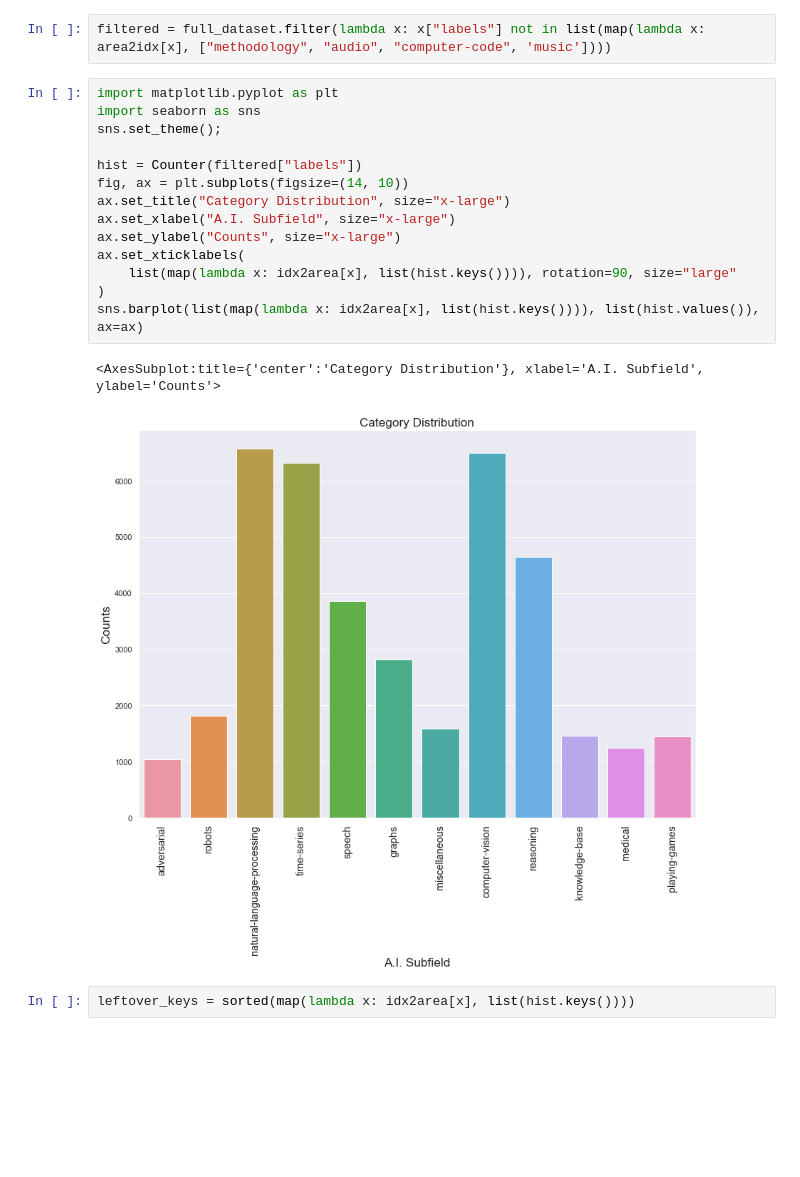
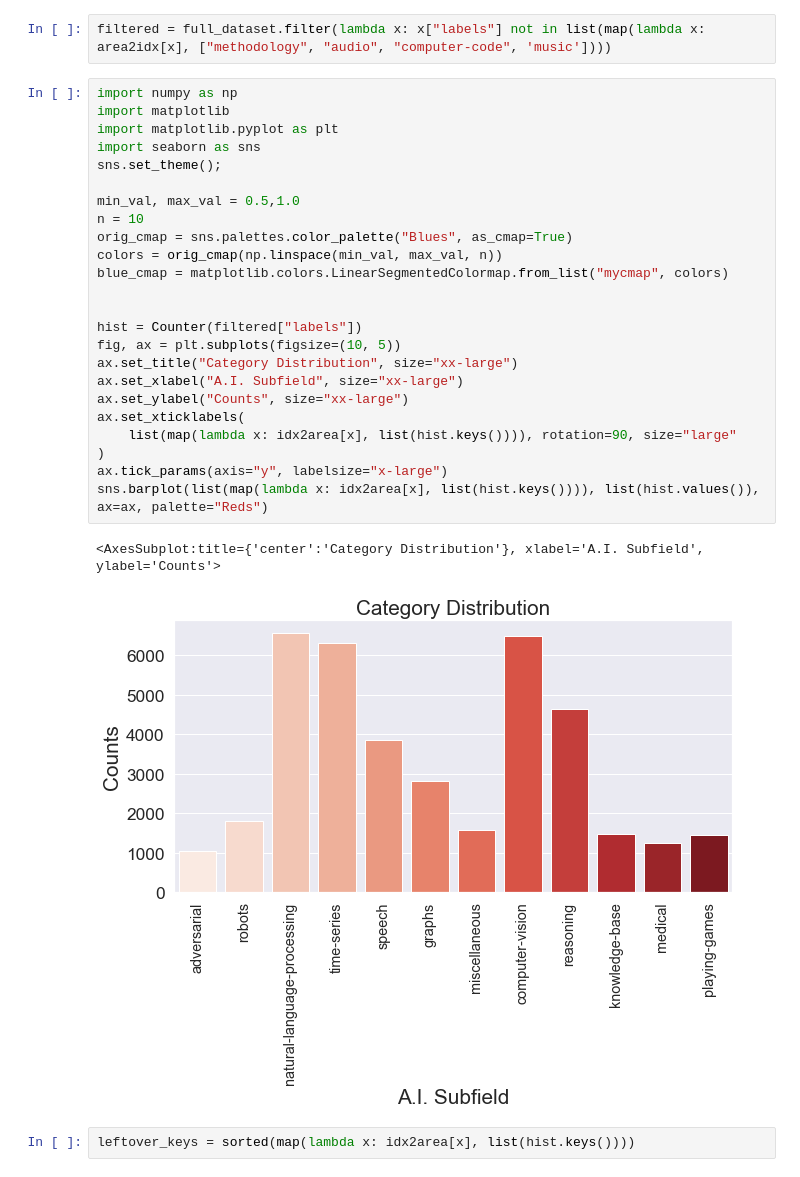
Before and after one commit to 1pha/BayesianActiveLearning, a Jupyter notebook: notebook/preprocess.ipynb, the cells around one changed output. Cells and saved outputs as stored; diff of their text form; blank space fills up the shorter version.

Commit message:
[visualization]

```diff
--- a/notebook/preprocess.ipynb
+++ b/notebook/preprocess.ipynb
@@ -126,22 +126,32 @@ idx2area = {v: k for k, v in area2idx.items()}
 # %%
 filtered = full_dataset.filter(lambda x: x["labels"] not in list(map(lambda x: area2idx[x], ["methodology", "audio", "computer-code", 'music'])))
 # %%
+import numpy as np
+import matplotlib
 import matplotlib.pyplot as plt
 import seaborn as sns
 sns.set_theme();
 
+min_val, max_val = 0.5,1.0
+n = 10
+orig_cmap = sns.palettes.color_palette("Blues", as_cmap=True)
+colors = orig_cmap(np.linspace(min_val, max_val, n))
+blue_cmap = matplotlib.colors.LinearSegmentedColormap.from_list("mycmap", colors)
+
+
 hist = Counter(filtered["labels"])
-fig, ax = plt.subplots(figsize=(14, 10))
-ax.set_title("Category Distribution", size="x-large")
-ax.set_xlabel("A.I. Subfield", size="x-large")
-ax.set_ylabel("Counts", size="x-large")
+fig, ax = plt.subplots(figsize=(10, 5))
+ax.set_title("Category Distribution", size="xx-large")
+ax.set_xlabel("A.I. Subfield", size="xx-large")
+ax.set_ylabel("Counts", size="xx-large")
 ax.set_xticklabels(
     list(map(lambda x: idx2area[x], list(hist.keys()))), rotation=90, size="large"
 )
-sns.barplot(list(map(lambda x: idx2area[x], list(hist.keys()))), list(hist.values()), ax=ax)
+ax.tick_params(axis="y", labelsize="x-large")
+sns.barplot(list(map(lambda x: idx2area[x], list(hist.keys()))), list(hist.values()), ax=ax, palette="Reds")
 # %% [output]
 <AxesSubplot:title={'center':'Category Distribution'}, xlabel='A.I. Subfield', ylabel='Counts'>
-[figure, old version]
+[figure, new version]
 # %%
 leftover_keys = sorted(map(lambda x: idx2area[x], list(hist.keys())))
 # %%
```
Also changed, not shown: 1 other file.
